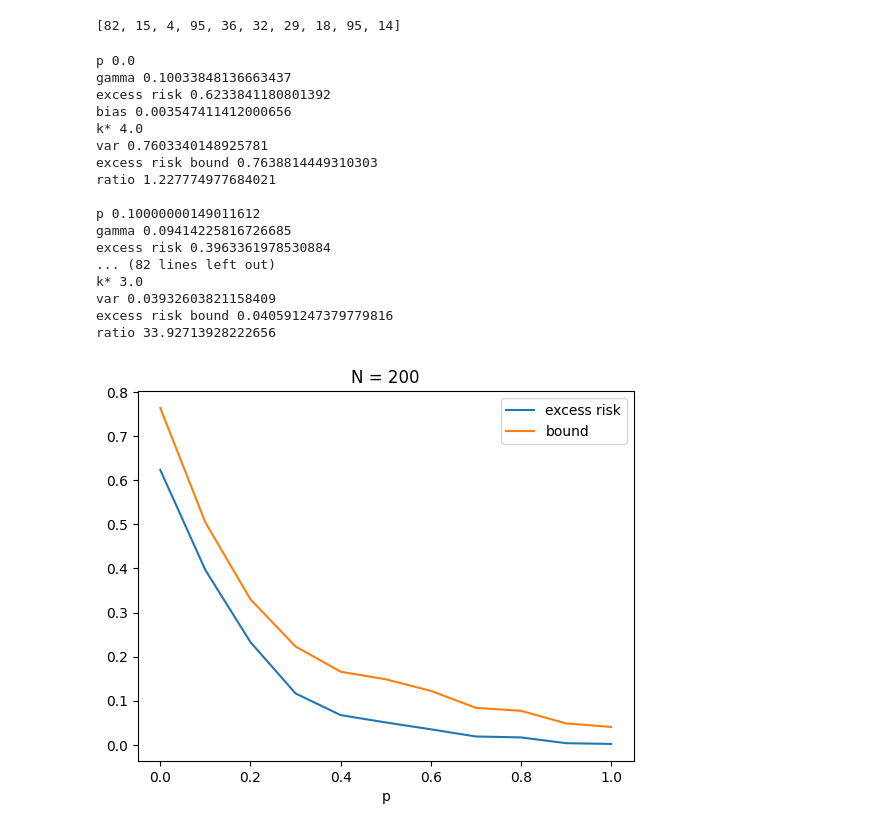
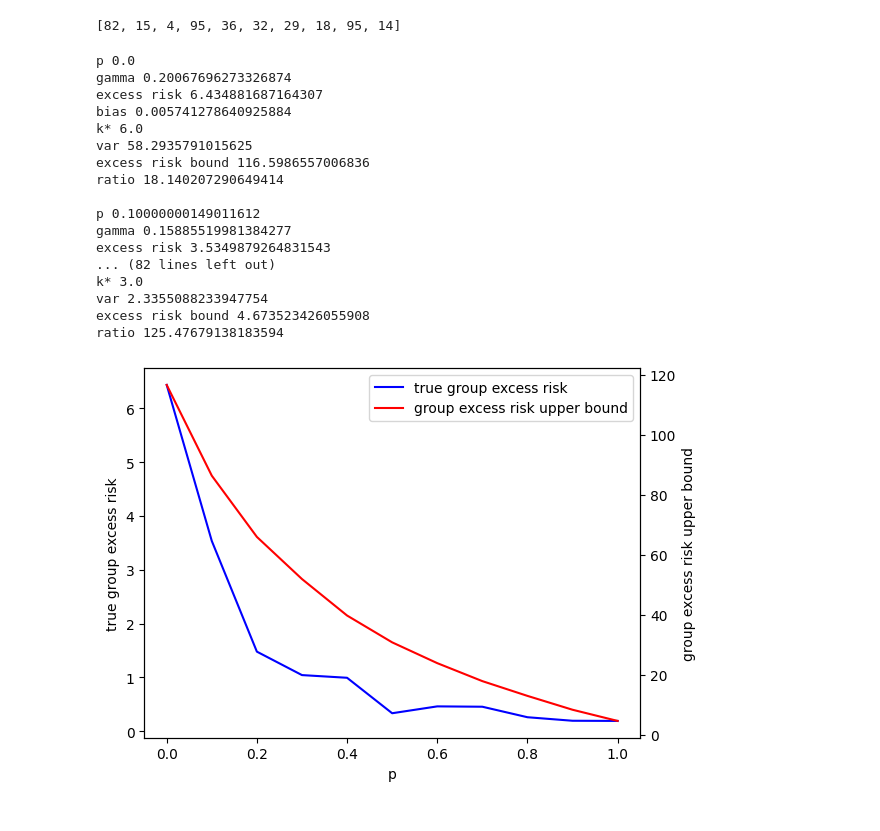
Before and after one commit to ArjunSubramonian/group-excess-risk-bound-sgd, a Jupyter notebook: SGD plots.ipynb, the cells around one changed output. Saved outputs shown, nothing was run; the diff lists cells and outputs as text; code cells hidden in the pictures.

Commit message:
fixed noise computation

```diff
--- a/SGD plots.ipynb
+++ b/SGD plots.ipynb
@@ -32,16 +32,16 @@ class LR(torch.nn.Module):
         return out
 # %%
 N_train = 200
-alpha = 6
+alpha = 3
 N_test = 100000
 
 k = 2000
-w_star_0 = 0.5 / torch.arange(1, k + 1).reshape(-1, 1)
-w_star_1 = 1 / torch.arange(1, k + 1).reshape(-1, 1)
+w_star_0 = 1 / torch.arange(1, k + 1).reshape(-1, 1)
+w_star_1 = 2 / torch.arange(1, k + 1).reshape(-1, 1)
 # w_star_0 = 0.5 * torch.ones((k, 1))
 # w_star_1 = torch.ones((k, 1))
 
-noise_sigma = 1e-1
+noise_sigma = 1
 noise = D.Normal(0, noise_sigma)
 # %%
 p_list = torch.arange(0.0, 1.1, 0.1)
@@ -58,13 +58,14 @@ for p_i, p in enumerate(p_list):
     # covars = 1 / (torch.arange(2, k + 2) * (torch.log(torch.arange(2, k + 2)) ** 2))
     covars = 1 / torch.pow(torch.arange(1, k + 1), 2)
     # covars[covars == 0] = 1e-14
-    means_0 = covars
+    means_0 = 2 * covars
+    means_1 = torch.zeros(k)
     comp = D.Independent(D.Normal(torch.cat([means_0.reshape(1, -1), \
-                                             torch.zeros(1, k)]), \
+                                             means_1.reshape(1, -1)]), \
                                   torch.cat([covars.reshape(1, -1) ** 0.5, \
                                              covars.reshape(1, -1) ** 0.5])), 1)
     eigs_0 = covars + means_0 ** 2
-    eigs_1 = covars
+    eigs_1 = covars + means_1 ** 2
 
     # gmm = D.MixtureSameFamily(mix, comp)
     all_eigs = p * eigs_0 + (1 - p) * eigs_1
@@ -84,7 +85,7 @@ for p_i, p in enumerate(p_list):
             if idx.item() == 0:
                 y_train.append(torch.mm(x_train[-1], w_star_0) + noise.sample())
             else:
-                y_train.append(torch.mm(x_train[-1], w_star_1) + noise.sample())
+                y_train.append(torch.mm(x_train[-1], w_star_1))
         x_train = torch.cat(x_train)
         y_train = torch.cat(y_train)
 
@@ -149,16 +150,20 @@ for p_i, p in enumerate(p_list):
         k_star_list[p_i, seed_i] = k_star
 
         # Compute variance bound
+        sigma_squared = torch.max(all_eigs ** -0.5 * \
+                        (p * eigs_0 + (1 - p) * alpha * torch.sum(w_star_0 * eigs_1 * w_star_0) * eigs_1) * \
+                         all_eigs ** -0.5)
+        # print(sigma_squared)
         var = 2 * alpha / (gamma * N_train)
         w_dist = ((w_list[0][0] - w_star_0[:, 0])[:k_star] * (w_list[0][0] - w_star_0[:, 0])[:k_star]).sum() \
                         + N_train * gamma * ((w_list[0][0] - w_star_0[:, 0])[k_star:] * all_eigs[k_star:] * (w_list[0][0] - w_star_0[:, 0])[k_star:]).sum()
-        var = (var * w_dist + (noise_sigma ** 2)) / (1 - gamma * alpha * all_eigs.sum())
+        var = (var * w_dist + sigma_squared) / (1 - gamma * alpha * all_eigs.sum())
         head = 1 / N_train * (eigs_0[:k_star] / all_eigs[:k_star]).sum()
         tail = N_train * (gamma ** 2) * (eigs_0[k_star:] * all_eigs[k_star:]).sum()
         var = var * (head + tail)
         var_list[p_i, seed_i] = var
 
-        bound_list[p_i, seed_i] = bias + var
+        bound_list[p_i, seed_i] = 2 * bias + 2 * var
 
     print('excess risk {}'.format(excess_risk_list[p_i].mean().item()))
     print('bias {}'.format(bias_list[p_i].mean().item()))
@@ -169,32 +174,37 @@ for p_i, p in enumerate(p_list):
     print()
 # %% [output]
 p 0.0
-gamma 0.10033848136663437
-excess risk 0.6233841180801392
-bias 0.003547411412000656
-k* 4.0
-var 0.7603340148925781
-excess risk bound 0.7638814449310303
-ratio 1.227774977684021
+gamma 0.20067696273326874
+excess risk 6.434881687164307
+bias 0.005741278640925884
+k* 6.0
+var 58.2935791015625
+excess risk bound 116.5986557006836
+ratio 18.140207290649414
 
 p 0.10000000149011612
-gamma 0.09414225816726685
-excess risk 0.3963361978530884
+gamma 0.15885519981384277
+excess risk 3.5349879264831543
 ... (82 lines left out)
 k* 3.0
-var 0.03932603821158409
-excess risk bound 0.040591247379779816
-ratio 33.92713928222656
+var 2.3355088233947754
+excess risk bound 4.673523426055908
+ratio 125.47679138183594
 # %%
 import matplotlib.pyplot as plt
 
-plt.figure()
-plt.plot(p_list, excess_risk_list.mean(dim=1), label='excess risk')
-plt.plot(p_list, bound_list.mean(dim=1), label='bound')
+fig, ax1 = plt.subplots()
+lns1 = ax1.plot(p_list, excess_risk_list.mean(dim=1), label='true group excess risk', c='b')
+ax2 = ax1.twinx()
+lns2 = ax2.plot(p_list, bound_list.mean(dim=1), label='group excess risk upper bound', c='r')
 # plt.plot(p_list, (bound_list / excess_risk_list).mean(dim=1), label='ratio')
-plt.xlabel('p')
-plt.legend()
-plt.title('N = {}'.format(N_train))
+lns = lns1+lns2
+labs = [l.get_label() for l in lns]
+ax1.legend(lns, labs, loc=0)
+ax1.set_xlabel('p')
+ax1.set_ylabel('true group excess risk')
+ax2.set_ylabel('group excess risk upper bound')
+# plt.title('N = {}'.format(N_train))
 plt.show()
 # %% [output]
-[figure, old version]
+[figure, new version]
```
Also changed, not shown: 1 other file.
